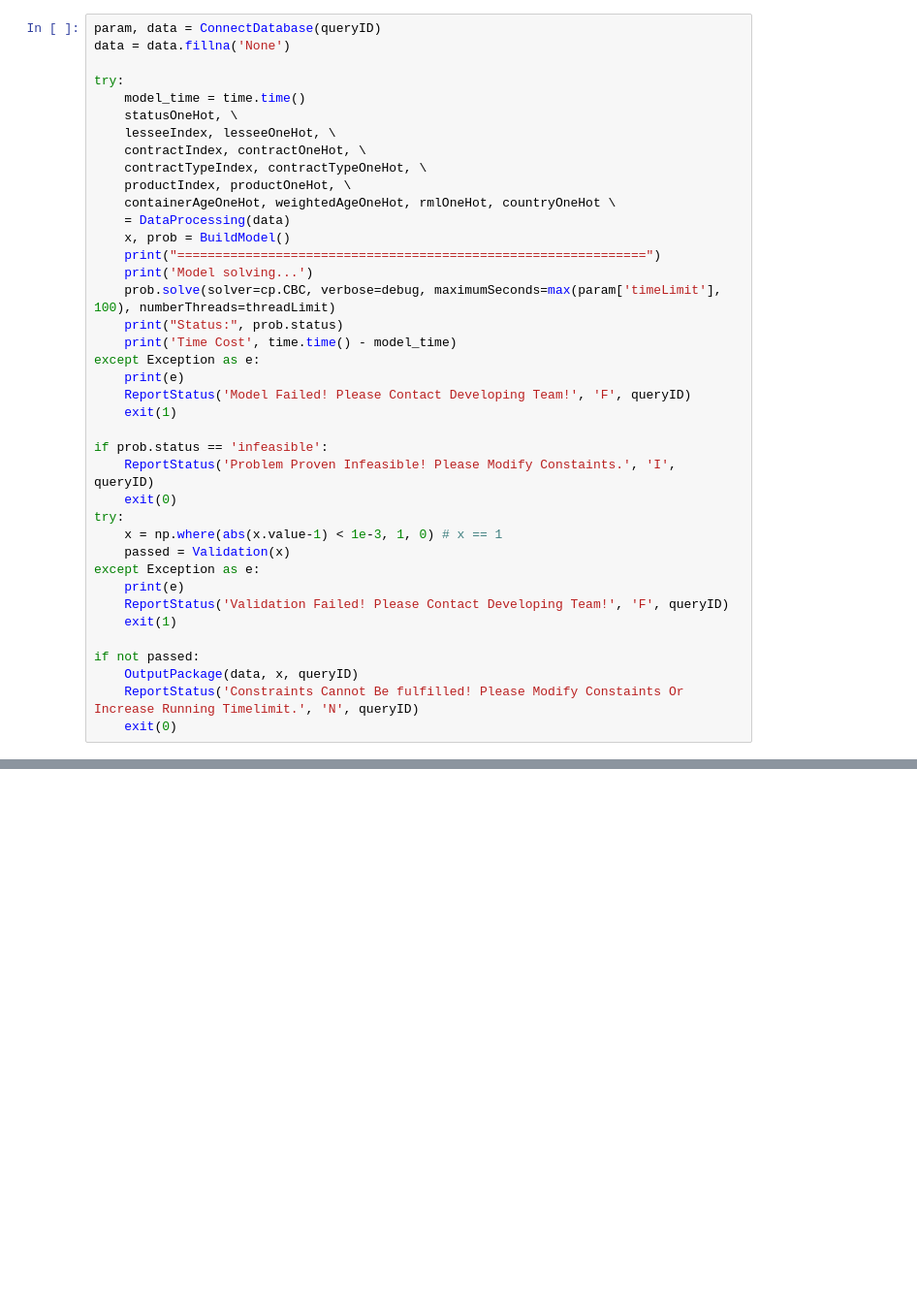
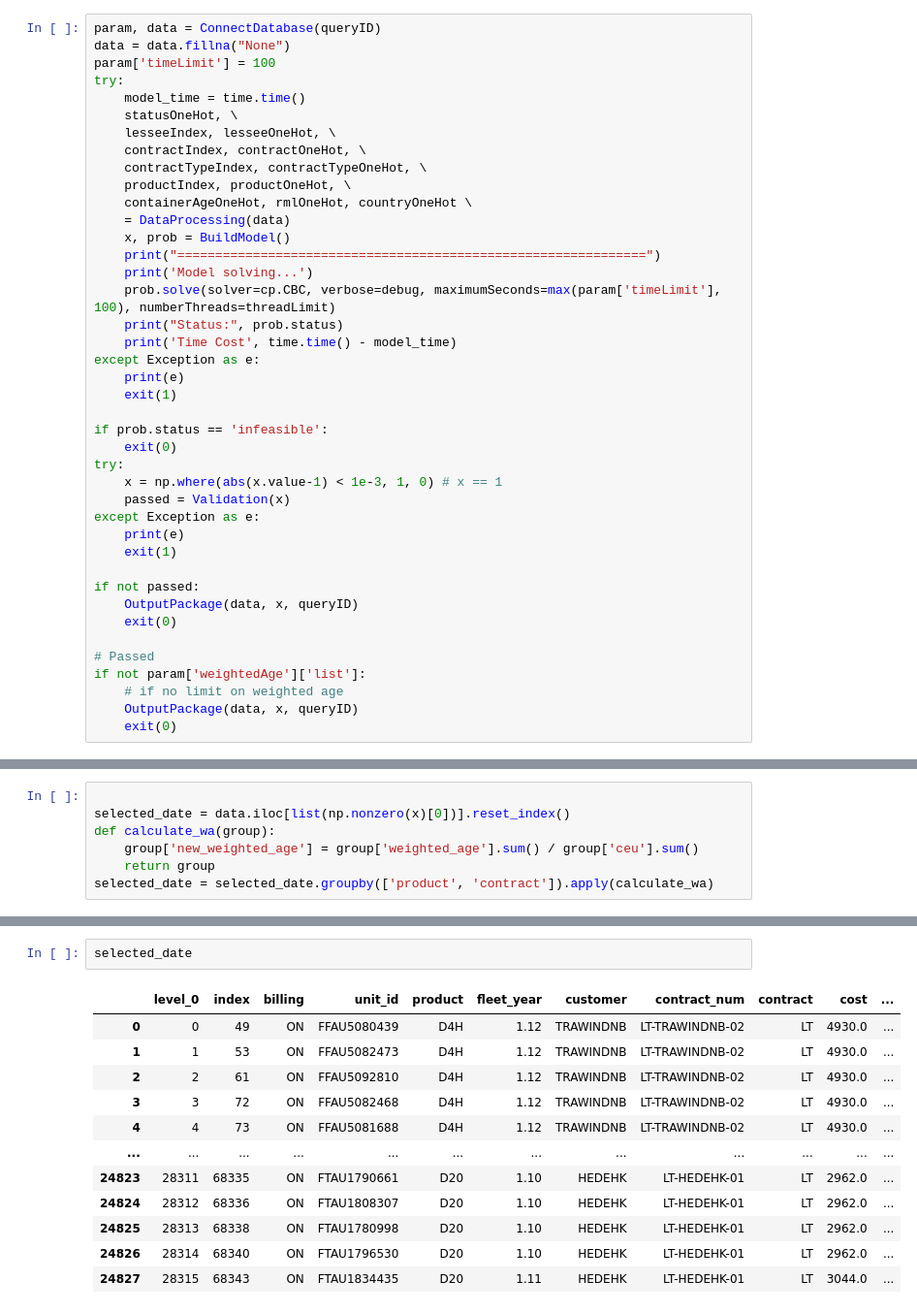
Before and after one commit to SightVanish/PortfolioSelection, a Jupyter notebook: PortfolioSelection_test.ipynb, the cells around one changed output, grey strips where cells are left out. Shown at 97% size. Saved outputs shown, nothing was run; the diff lists cells and outputs as text; blank space fills up the shorter version.

Commit message:
✨ feat(change WA formula):
change WA formula: the selection unit is not product/contract anymore; but to recalculate WA and select on container basis.

```diff
--- a/PortfolioSelection_test.ipynb
+++ b/PortfolioSelection_test.ipynb
@@ -486,7 +329,7 @@ def Validation(x, EnableWeightedAge=False):
 # %%
 param, data = ConnectDatabase(queryID)
-data = data.fillna('None')
-
+data = data.fillna("None")
+param['timeLimit'] = 100
 try:
     model_time = time.time()
     statusOneHot, \
@@ -494,7 +337,7 @@ try:
     contractIndex, contractOneHot, \
     contractTypeIndex, contractTypeOneHot, \
     productIndex, productOneHot, \
-    containerAgeOneHot, weightedAgeOneHot, rmlOneHot, countryOneHot \
+    containerAgeOneHot, rmlOneHot, countryOneHot \
     = DataProcessing(data)
     x, prob = BuildModel()
     print("==============================================================")
@@ -504,23 +347,25 @@ try:
     print('Time Cost', time.time() - model_time)
 except Exception as e:
     print(e)
-    ReportStatus('Model Failed! Please Contact Developing Team!', 'F', queryID)
     exit(1)
 
 if prob.status == 'infeasible':
-    ReportStatus('Problem Proven Infeasible! Please Modify Constaints.', 'I', queryID)
     exit(0)
 try:
     x = np.where(abs(x.value-1) < 1e-3, 1, 0) # x == 1
     passed = Validation(x)
 except Exception as e:
     print(e)
-    ReportStatus('Validation Failed! Please Contact Developing Team!', 'F', queryID)
     exit(1)
 
 if not passed:
     OutputPackage(data, x, queryID)
-    ReportStatus('Constraints Cannot Be fulfilled! Please Modify Constaints Or Increase Running Timelimit.', 'N', queryID)
     exit(0)
+
+# Passed
+if not param['weightedAge']['list']:
+    # if no limit on weighted age
+    OutputPackage(data, x, queryID)
+    exit(0)
 # %% [output]
 Parameters reading...
@@ -543 +626,8 @@ Objective: nbv = 99999999.9810003
+# %%
+
+selected_date = data.iloc[list(np.nonzero(x)[0])].reset_index()
+def calculate_wa(group):
+    group['new_weighted_age'] = group['weighted_age'].sum() / group['ceu'].sum()
+    return group
+selected_date = selected_date.groupby(['product', 'contract']).apply(calculate_wa)
 # %%
@@ -682,0 +649,15 @@ NameError: name 'x' is not defined
+# %%
+selected_date
+# %% [output]
+|  | level_0 | index | billing | unit_id | product | fleet_year | customer | contract_num | contract | cost | ... |
+| 0 | 0 | 49 | ON | FFAU5080439 | D4H | 1.12 | TRAWINDNB | LT-TRAWINDNB-02 | LT | 4930.0 | ... |
+| 1 | 1 | 53 | ON | FFAU5082473 | D4H | 1.12 | TRAWINDNB | LT-TRAWINDNB-02 | LT | 4930.0 | ... |
+| 2 | 2 | 61 | ON | FFAU5092810 | D4H | 1.12 | TRAWINDNB | LT-TRAWINDNB-02 | LT | 4930.0 | ... |
+| 3 | 3 | 72 | ON | FFAU5082468 | D4H | 1.12 | TRAWINDNB | LT-TRAWINDNB-02 | LT | 4930.0 | ... |
+| 4 | 4 | 73 | ON | FFAU5081688 | D4H | 1.12 | TRAWINDNB | LT-TRAWINDNB-02 | LT | 4930.0 | ... |
+| ... | ... | ... | ... | ... | ... | ... | ... | ... | ... | ... | ... |
+| 24823 | 28311 | 68335 | ON | FTAU1790661 | D20 | 1.10 | HEDEHK | LT-HEDEHK-01 | LT | 2962.0 | ... |
+| 24824 | 28312 | 68336 | ON | FTAU1808307 | D20 | 1.10 | HEDEHK | LT-HEDEHK-01 | LT | 2962.0 | ... |
+| 24825 | 28313 | 68338 | ON | FTAU1780998 | D20 | 1.10 | HEDEHK | LT-HEDEHK-01 | LT | 2962.0 | ... |
+| 24826 | 28314 | 68340 | ON | FTAU1796530 | D20 | 1.10 | HEDEHK | LT-HEDEHK-01 | LT | 2962.0 | ... |
+| 24827 | 28315 | 68343 | ON | FTAU1834435 | D20 | 1.11 | HEDEHK | LT-HEDEHK-01 | LT | 3044.0 | ... |
```
Also changed, not shown: parts of 16 cells of this notebook, 2 other files.
